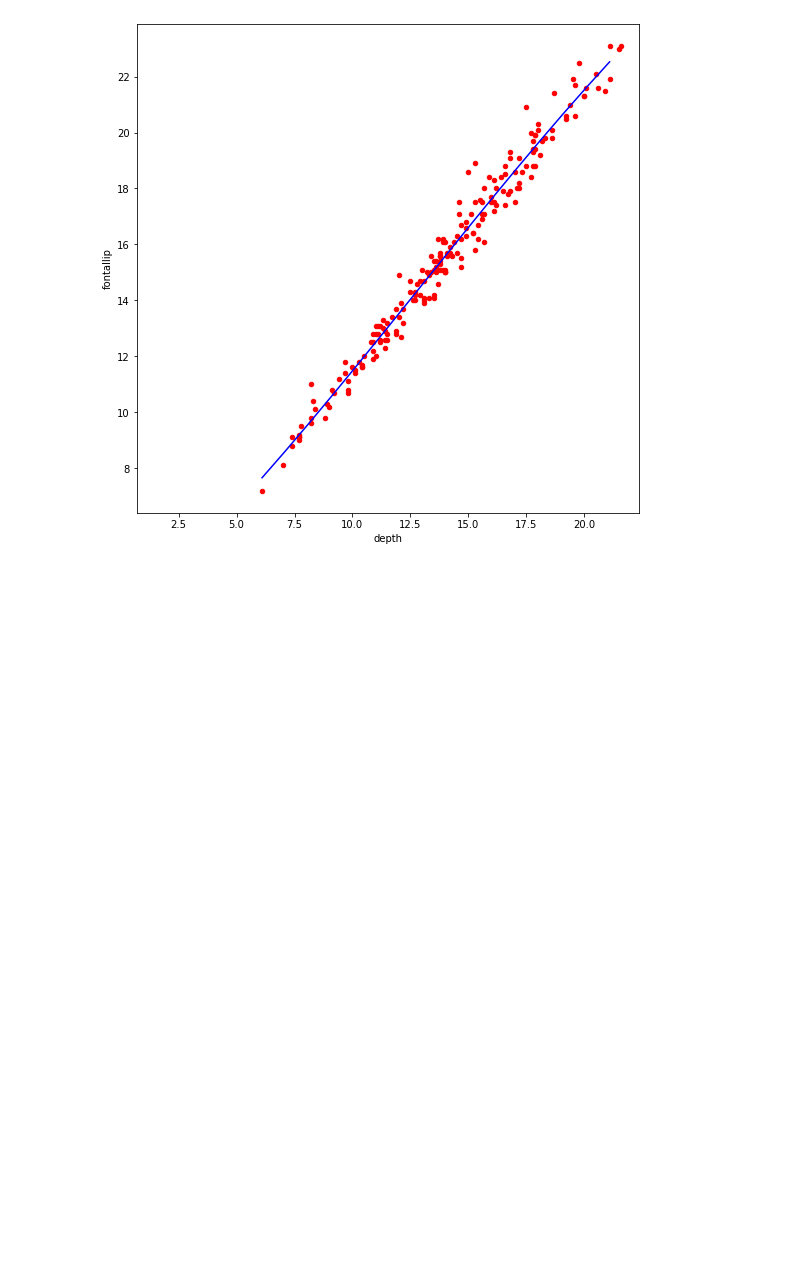
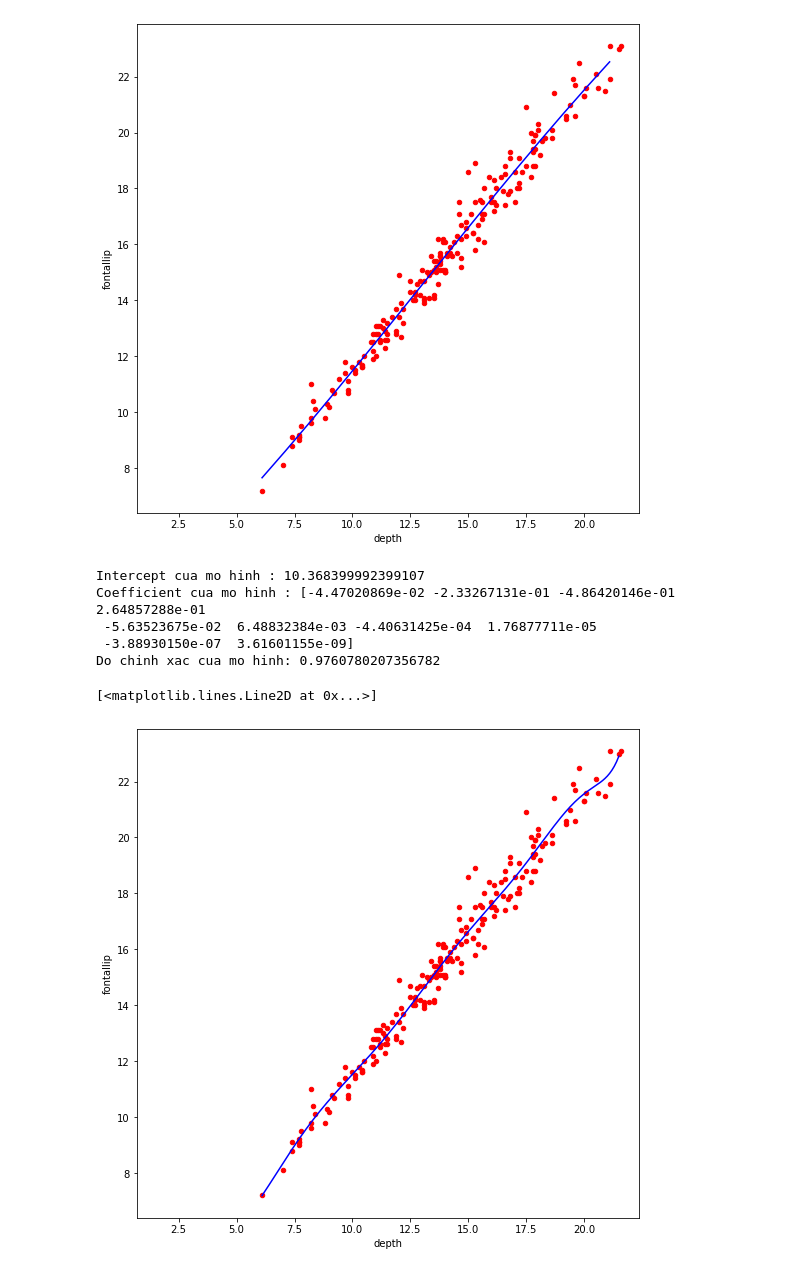
Before and after one commit to nguyenanhbinh27042002/Artificial-intelligence-AI-, a Jupyter notebook: crabs.ipynb, the cells around one changed output. Saved outputs shown, nothing was run; the diff lists cells and outputs as text; code cells hidden in the pictures; blank space fills up the shorter version.

```diff
--- a/crabs.ipynb
+++ b/crabs.ipynb
@@ -115,3 +115,30 @@ plt.plot(range,y_pred,color='blue')
 # %% [output]
 [<matplotlib.lines.Line2D at 0x...>]
 [figure]
+# %%
+from sklearn import linear_model
+model=linear_model.LinearRegression()
+# bac 5
+X=pd.DataFrame([data['depth'],data['depth']**2,data['depth']**3,data['depth']**4,data['depth']**5,data['depth']**6,data['depth']**7,data['depth']**8,data['depth']**9,data['depth']**10]).T
+y=data['fontallip']
+model.fit(X,y)
+
+print('Intercept cua mo hinh :',model.intercept_)
+print('Coefficient cua mo hinh :',model.coef_)
+print('Do chinh xac cua mo hinh:',model.score(X,y))
+# %% [output]
+Intercept cua mo hinh : 10.368399992399107
+Coefficient cua mo hinh : [-4.47020869e-02 -2.33267131e-01 -4.86420146e-01  2.64857288e-01
+ -5.63523675e-02  6.48832384e-03 -4.40631425e-04  1.76877711e-05
+ -3.88930150e-07  3.61601155e-09]
+Do chinh xac cua mo hinh: 0.9760780207356782
+# %%
+import numpy as np
+data.plot(kind='scatter',x='depth',y='fontallip',figsize=(9,9),color = 'red',xlim=(0.7))
+range =np.arange(data['depth'].min(),data['depth'].max(),0.1)
+predictor = pd.DataFrame([range,range**2,range**3,range**4,range**5,range**6,range**7,range**8,range**9,range**10]).T
+y_pred = model.predict(X=predictor)
+plt.plot(range,y_pred,color='blue')
+# %% [output]
+[<matplotlib.lines.Line2D at 0x...>]
+[figure, added]
```
Also changed, not shown: parts of 1 cell of this notebook.
